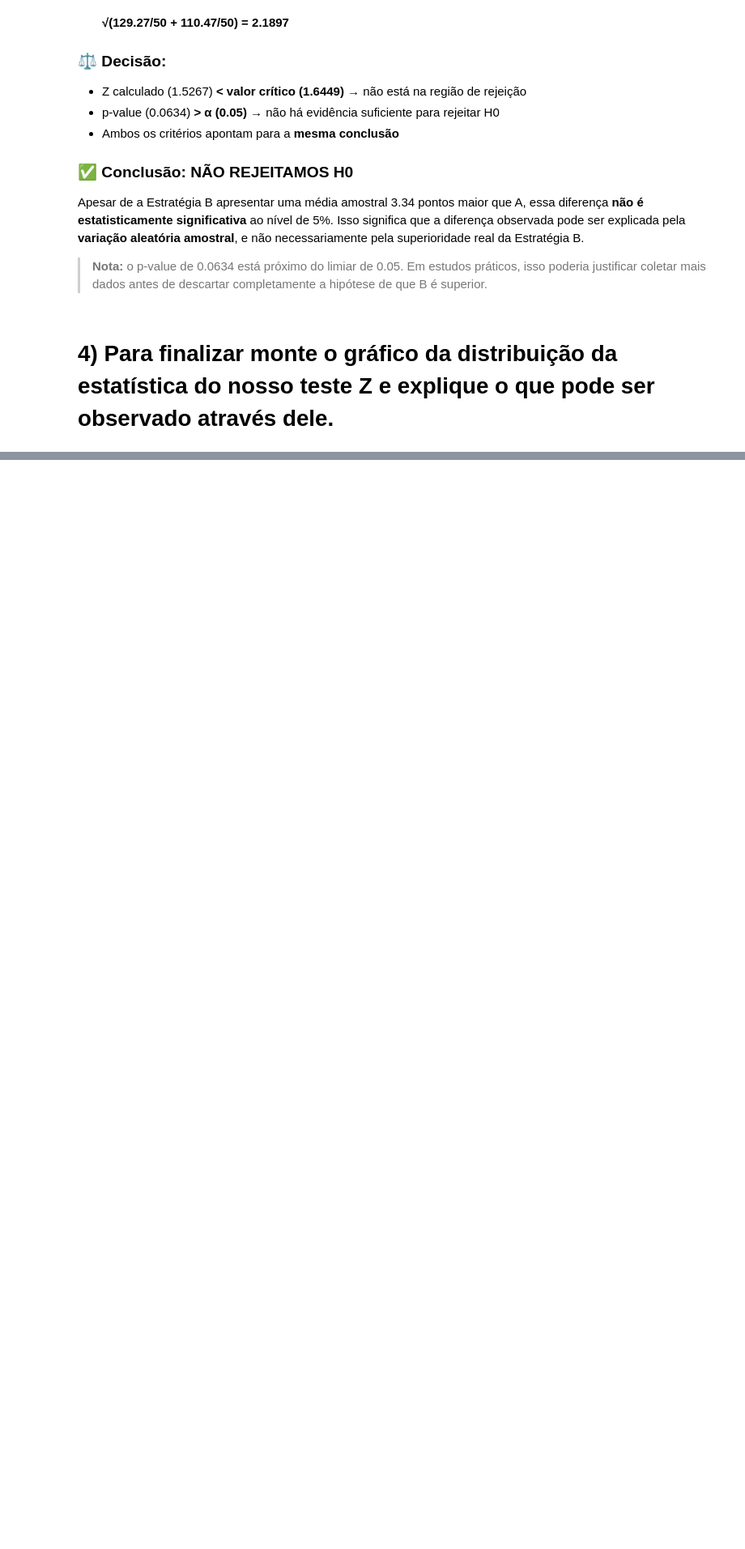
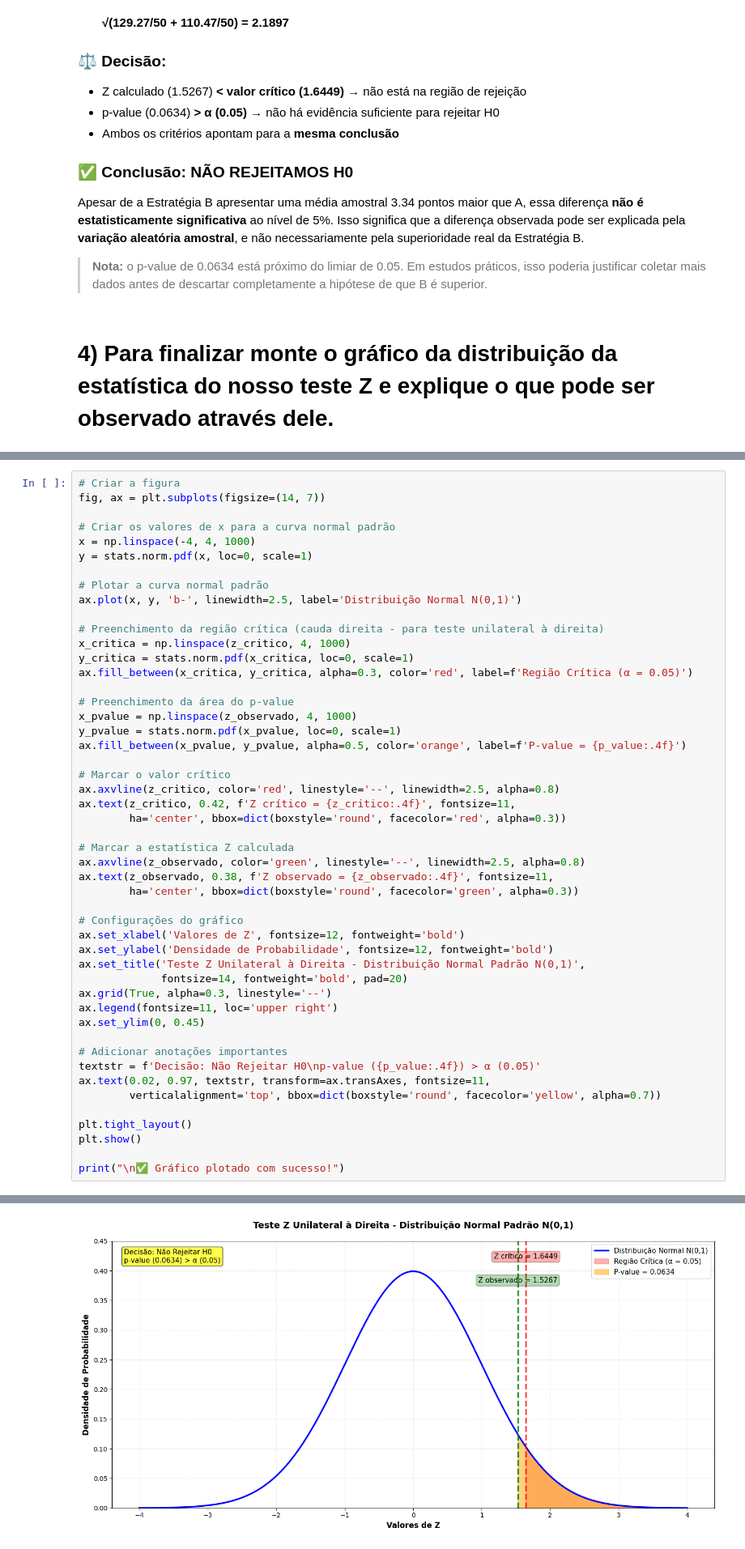
Before and after one commit to DandanLeinad/data-science-ebac-mod19, a Jupyter notebook: Profissao_Cientista_de_Dados_M19_Pratique.ipynb, the cells around one changed output, grey strips where cells are left out. Shown at 81% size. Saved outputs shown, nothing was run; the diff lists cells and outputs as text; blank space fills up the shorter version.

```diff
--- a/Profissao_Cientista_de_Dados_M19_Pratique.ipynb
+++ b/Profissao_Cientista_de_Dados_M19_Pratique.ipynb
@@ -233,0 +232,50 @@ amostral**, e não necessariamente pela superioridade real da Estratégia B.
+# %%
+# Criar a figura
+fig, ax = plt.subplots(figsize=(14, 7))
+
+# Criar os valores de x para a curva normal padrão
+x = np.linspace(-4, 4, 1000)
+y = stats.norm.pdf(x, loc=0, scale=1)
+
+# Plotar a curva normal padrão
+ax.plot(x, y, 'b-', linewidth=2.5, label='Distribuição Normal N(0,1)')
+
+# Preenchimento da região crítica (cauda direita - para teste unilateral à direita)
+x_critica = np.linspace(z_critico, 4, 1000)
+y_critica = stats.norm.pdf(x_critica, loc=0, scale=1)
+ax.fill_between(x_critica, y_critica, alpha=0.3, color='red', label=f'Região Crítica (α = 0.05)')
+
+# Preenchimento da área do p-value
+x_pvalue = np.linspace(z_observado, 4, 1000)
+y_pvalue = stats.norm.pdf(x_pvalue, loc=0, scale=1)
+ax.fill_between(x_pvalue, y_pvalue, alpha=0.5, color='orange', label=f'P-value = {p_value:.4f}')
+
+# Marcar o valor crítico
+ax.axvline(z_critico, color='red', linestyle='--', linewidth=2.5, alpha=0.8)
+ax.text(z_critico, 0.42, f'Z crítico = {z_critico:.4f}', fontsize=11,
+        ha='center', bbox=dict(boxstyle='round', facecolor='red', alpha=0.3))
+
+# Marcar a estatística Z calculada
+ax.axvline(z_observado, color='green', linestyle='--', linewidth=2.5, alpha=0.8)
+ax.text(z_observado, 0.38, f'Z observado = {z_observado:.4f}', fontsize=11,
+        ha='center', bbox=dict(boxstyle='round', facecolor='green', alpha=0.3))
+
+# Configurações do gráfico
+ax.set_xlabel('Valores de Z', fontsize=12, fontweight='bold')
+ax.set_ylabel('Densidade de Probabilidade', fontsize=12, fontweight='bold')
+ax.set_title('Teste Z Unilateral à Direita - Distribuição Normal Padrão N(0,1)',
+             fontsize=14, fontweight='bold', pad=20)
+ax.grid(True, alpha=0.3, linestyle='--')
+ax.legend(fontsize=11, loc='upper right')
+ax.set_ylim(0, 0.45)
+
+# Adicionar anotações importantes
+textstr = f'Decisão: Não Rejeitar H0\np-value ({p_value:.4f}) > α (0.05)'
+ax.text(0.02, 0.97, textstr, transform=ax.transAxes, fontsize=11,
+        verticalalignment='top', bbox=dict(boxstyle='round', facecolor='yellow', alpha=0.7))
+
+plt.tight_layout()
+plt.show()
+
+print("\n✅ Gráfico plotado com sucesso!")
+# %% [output]
@@ -233,0 +285 @@ amostral**, e não necessariamente pela superioridade real da Estratégia B.
+[figure, added]
```
Also changed, not shown: parts of 3 cells of this notebook.
